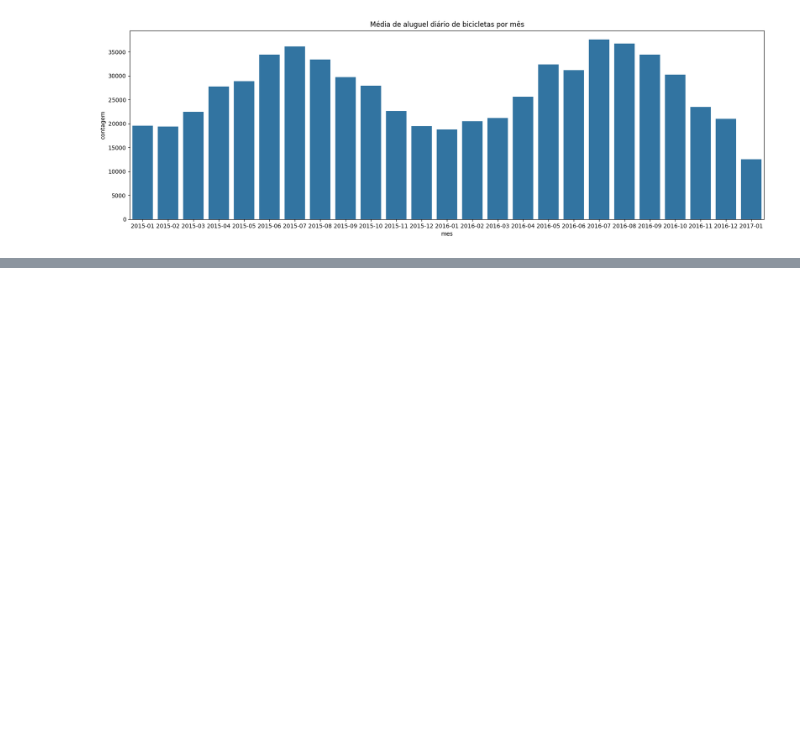
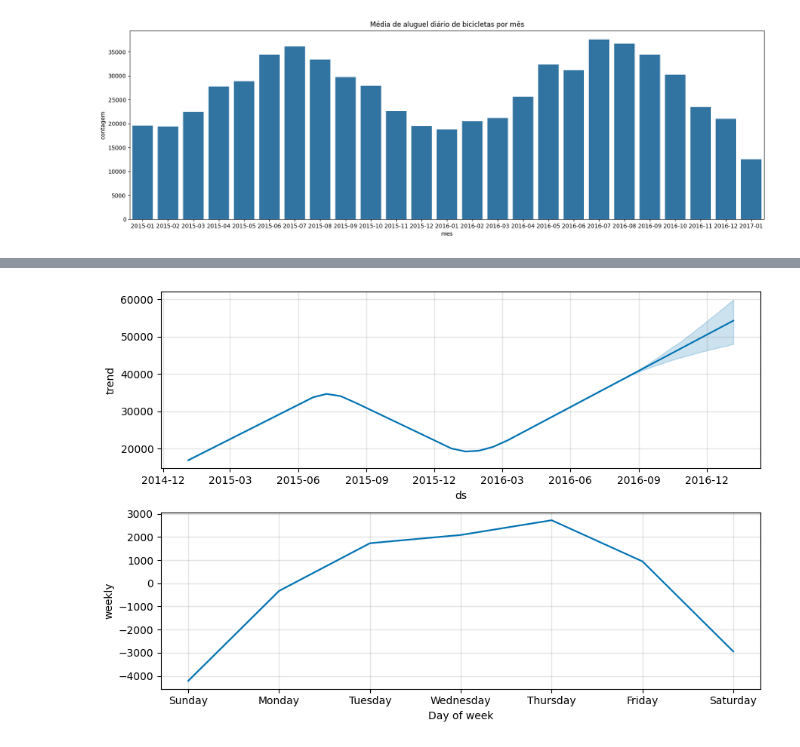
Before and after one commit to henriquemartins1969/Aulas_Data_Science_Alura, a Jupyter notebook: CONSTRUINDO O MODELO PREDITIVO.ipynb, the cells around one changed output, grey strips where cells are left out. Drawn from its saved outputs; the diff is of its cells as text; code cells hidden in the pictures; blank space fills up the shorter version.

```diff
--- a/CONSTRUINDO O MODELO PREDITIVO.ipynb
+++ b/CONSTRUINDO O MODELO PREDITIVO.ipynb
@@ -594,0 +708,4 @@ plt.show()
+# %%
+fig2 = modelo.plot_components(previsao)
+# %% [output]
+[figure, added]
```
Also changed, not shown: parts of 15 cells of this notebook.
